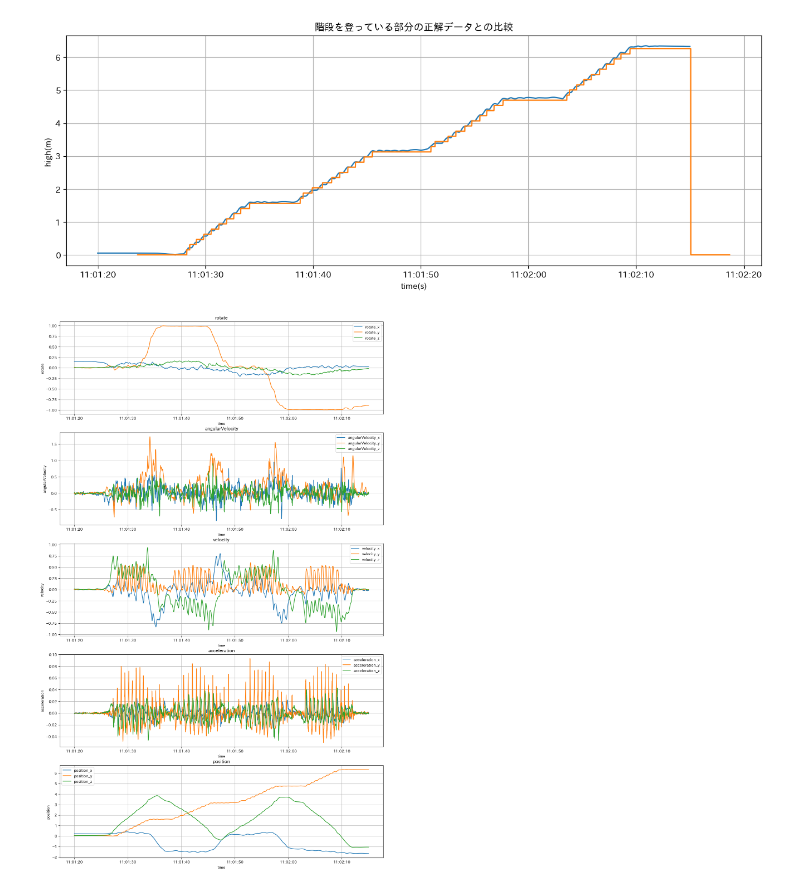
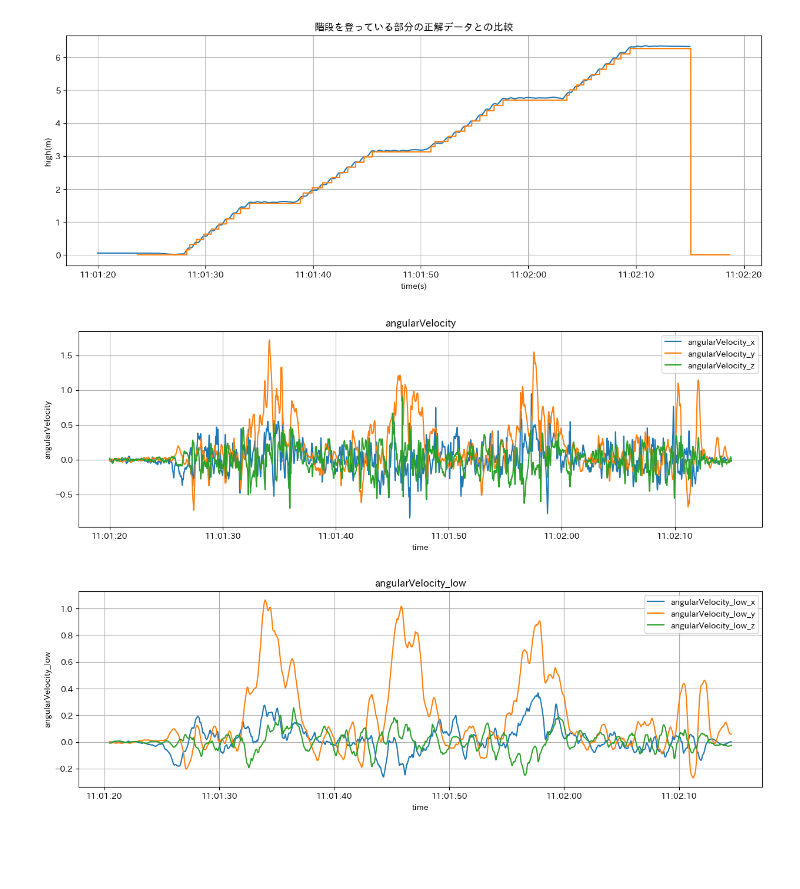
Before and after one commit to karasuneo/kajilab, a Jupyter notebook: metaquest_sensing/stairs.ipynb, the cells around one changed output. Drawn from its saved outputs; the diff is of its cells as text; code cells hidden in the pictures; blank space fills up the shorter version.

```diff
--- a/metaquest_sensing/stairs.ipynb
+++ b/metaquest_sensing/stairs.ipynb
@@ -90,13 +95,13 @@ class Data:
         else:
             column = column_type + '_x'
             out_column = column_type + '_low_x'
-            self.df[out_column] = self.df[column].rolling(n).mean()
+            self.df[out_column] = self.df[column].rolling(n,center = True).mean()
             column = column_type + '_y'
             out_column = column_type + '_low_y'
-            self.df[out_column] = self.df[column].rolling(n).mean()
+            self.df[out_column] = self.df[column].rolling(n,center = True).mean()
             column = column_type + '_z'
             out_column = column_type + '_low_z'
-            self.df[out_column] = self.df[column].rolling(n).mean()
+            self.df[out_column] = self.df[column].rolling(n,center = True).mean()
         return self
 
     def high_filter(self, column_type, n):
@@ -516,6 +521,11 @@ plt.show()
 # %% [output]
 [figure]
 # %%
-oculus_stairs.plot('all', '','')
+oculus_stairs.plot('angularVelocity', 'all','')
 # %% [output]
-[figure, old version]
+[figure, new version]
+# %%
+oculus_stairs.low_filter('angularVelocity', filter_num)
+oculus_stairs.plot('angularVelocity_low', '','')
+# %% [output]
+[figure, added]
```
Also changed, not shown: parts of 7 cells of this notebook, 26 other files.
